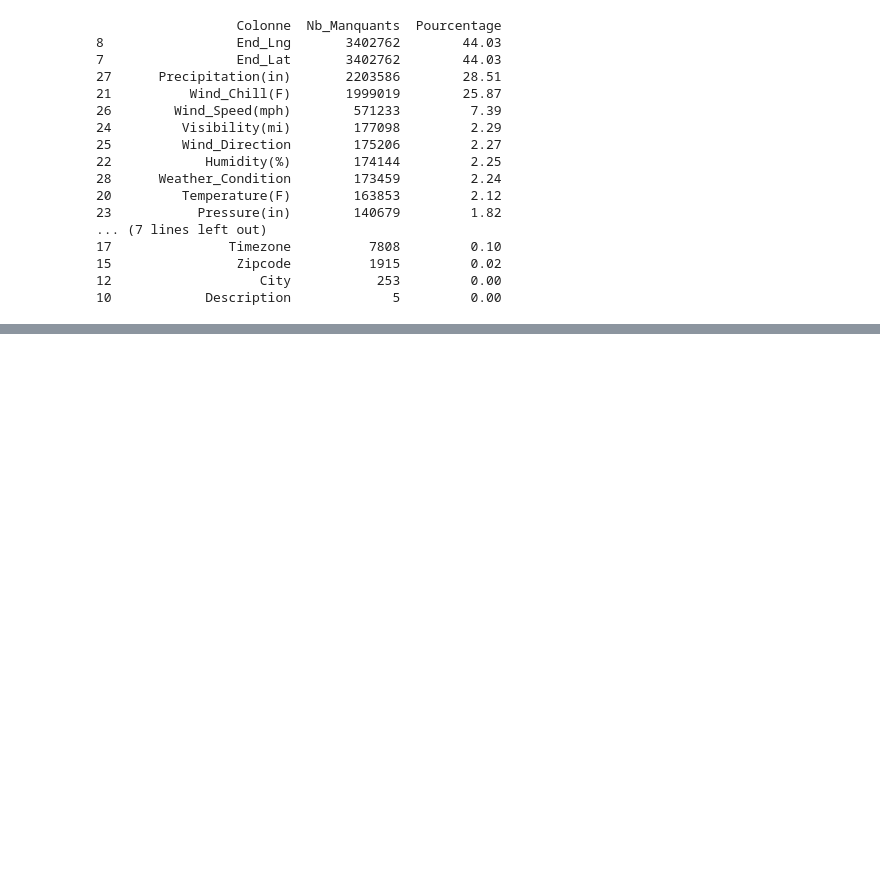
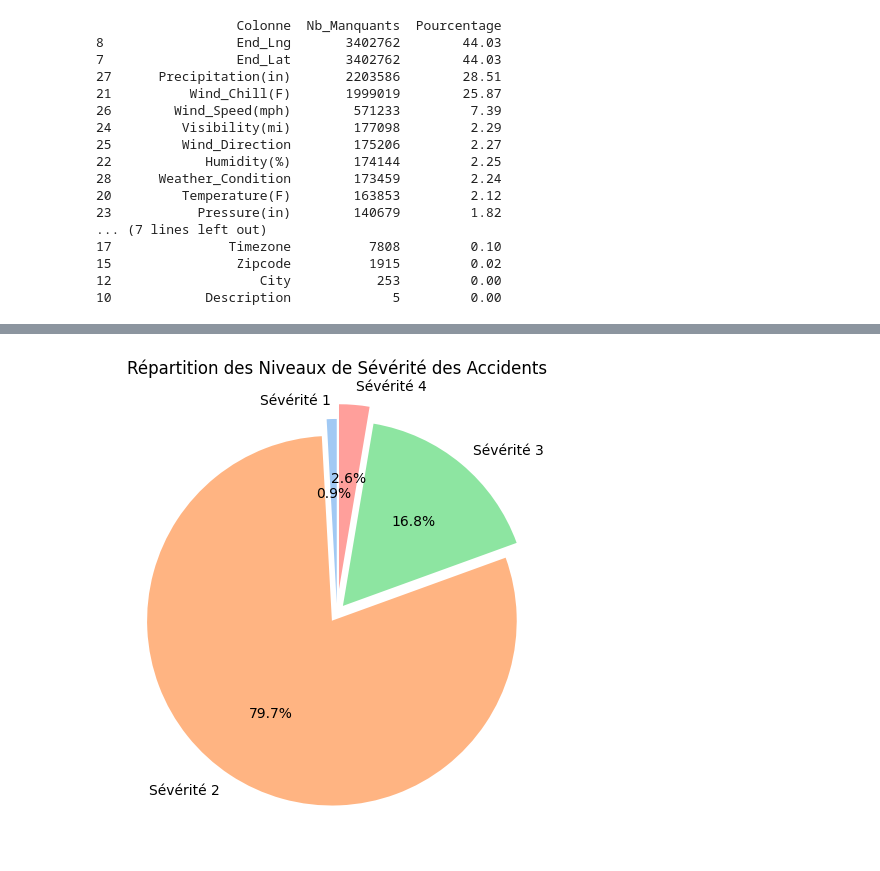
Before and after one commit to mawadaenn/US_accidentes, a Jupyter notebook: EDA.ipynb, the cells around one changed output, grey strips where cells are left out. Saved outputs shown, nothing was run; the diff lists cells and outputs as text; code cells hidden in the pictures; blank space fills up the shorter version.

```diff
--- a/EDA.ipynb
+++ b/EDA.ipynb
@@ -62,0 +91,13 @@ print(df_nulles[df_nulles['Nb_Manquants'] > 0])
+# %%
+severity_counts = df['Severity'].value_counts(normalize=True).sort_index() * 100
+
+plt.figure(figsize=(8, 6))
+colors = ['#66b3ff','#99ff99','#ffcc99','#ff9999']
+explode = (0.05, 0.05, 0.05, 0.13)  # Mettre en valeur la Sévérité 4
+
+plt.pie(severity_counts, labels=[f'Sévérité {i}' for i in severity_counts.index],
+        autopct='%1.1f%%', startangle=90, colors=sns.color_palette('pastel'), explode=explode)
+plt.title('Répartition des Niveaux de Sévérité des Accidents')
+plt.show()
+# %% [output]
+[figure, added]
```
Also changed, not shown: parts of 2 cells of this notebook.
